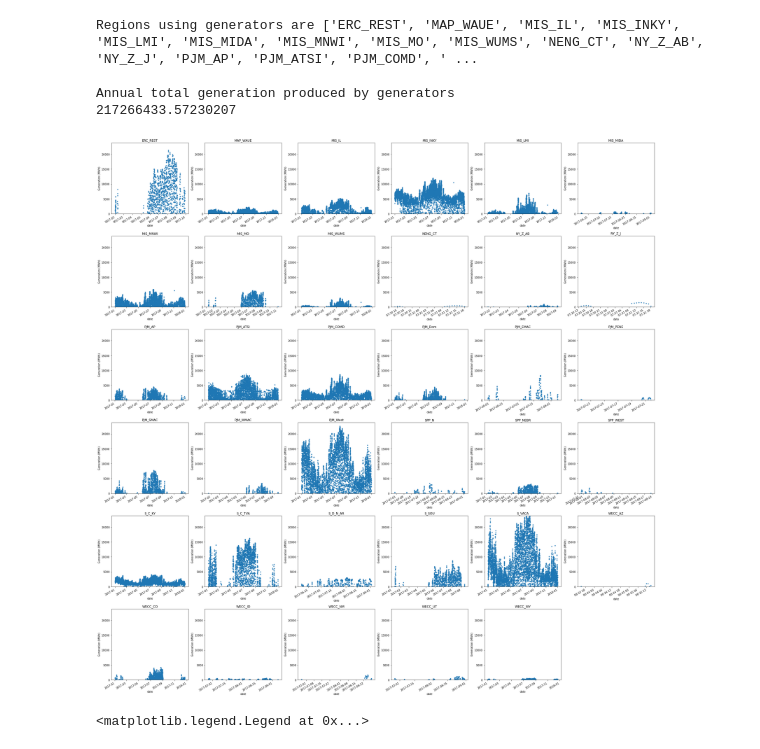
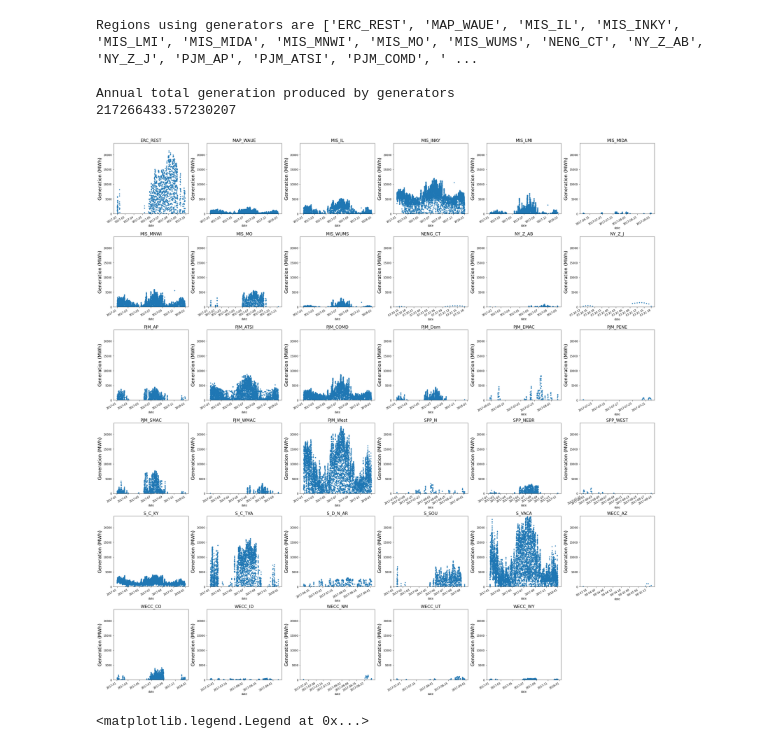
Before and after one commit to lfreese/us-ego, a Jupyter notebook: ego_nonuclear_project/2_emissions_validation.ipynb, the cells around one changed output. Drawn from its saved outputs; the diff is of its cells as text; code cells hidden in the pictures.

```diff
--- a/ego_nonuclear_project/2_emissions_validation.ipynb
+++ b/ego_nonuclear_project/2_emissions_validation.ipynb
@@ -168,25 +168,25 @@ Annual total generation produced by generators
 # %%
 
 fig = plt.figure(figsize = [30,30])
 for idx, ors in enumerate(gmodel_egrid_ds.where(gmodel_egrid_ds.regionname.isin(reg_using_gen),
                           drop = True).where(gmodel_egrid_ds.fueltype == 'generator',
                                              drop = True).sel(model_name = 'nonuc_nocoal_model')['ORISCode']):
     ax = fig.add_subplot(6,6,idx+1)
 
     gmodel_egrid_ds.where(gmodel_egrid_ds.regionname.isin(reg_using_gen),
                           drop = True).where(gmodel_egrid_ds.fueltype == 'generator',
                                              drop = True).sel(model_name = 'nonuc_nocoal_model')['generator_generation'].sel(ORISCode = ors).plot(marker = '.', linestyle = 'None')
     ax.set_title(gmodel_egrid_ds.where(gmodel_egrid_ds.regionname.isin(reg_using_gen),
                           drop = True).where(gmodel_egrid_ds.fueltype == 'generator',
-                                             drop = True).sel(model_name = 'nonuc_nocoal_model').sel(ORISCode = ors)['regionname'].values)
+                                             drop = True).sel(model_name = 'nonuc_nocoal_model').sel(ORISCode = ors)['regionname'].values, fontsize = 16)
     plt.tight_layout()
     plt.ylim(0, gmodel_egrid_ds.where(gmodel_egrid_ds.regionname.isin(reg_using_gen),
                           drop = True).where(gmodel_egrid_ds.fueltype == 'generator',
                                              drop = True).sel(model_name = 'nonuc_nocoal_model')['generator_generation'].max().values)
-    plt.ylabel('Generation (MWh)')
+    plt.ylabel('Generation (MWh)', fontsize = 18)
 plt.savefig('Figures/generator_generation_nonuc_coal.png', bbox_inches = 'tight', dpi = 150)
 # %% [output]
-[figure, old version]
+[figure, new version]
 # %%
 
 fig, ax = plt.subplots()
```
Also changed, not shown: 26 other files.
